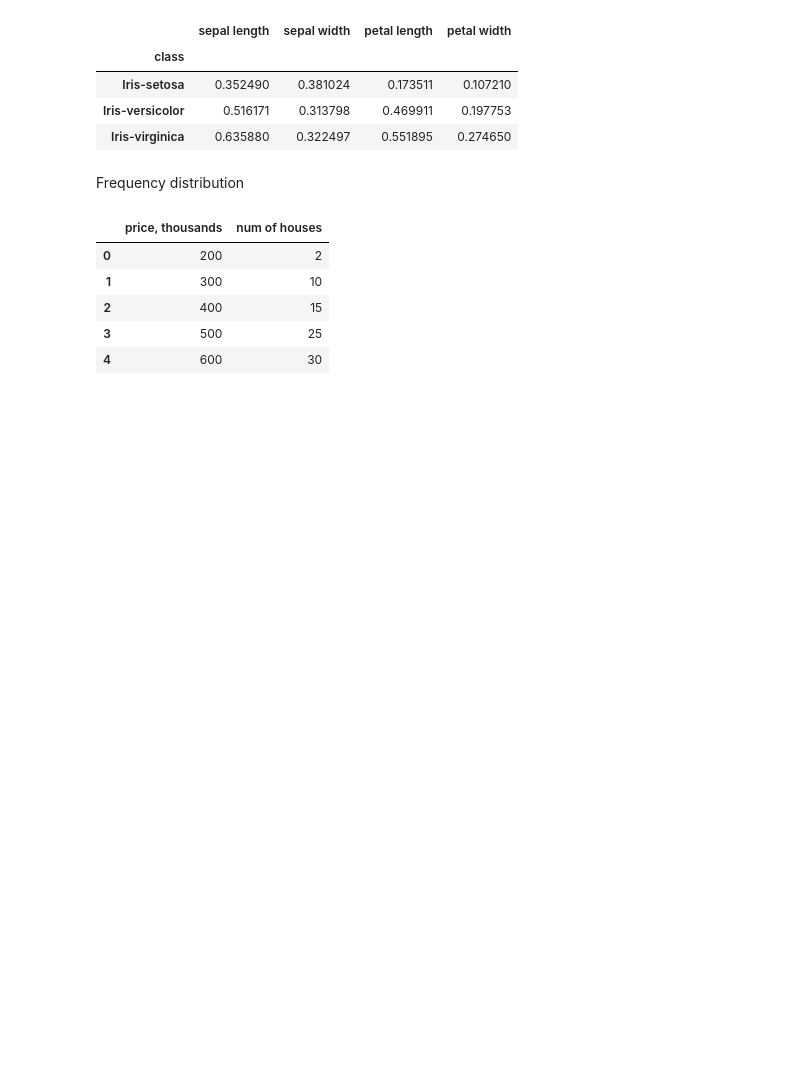
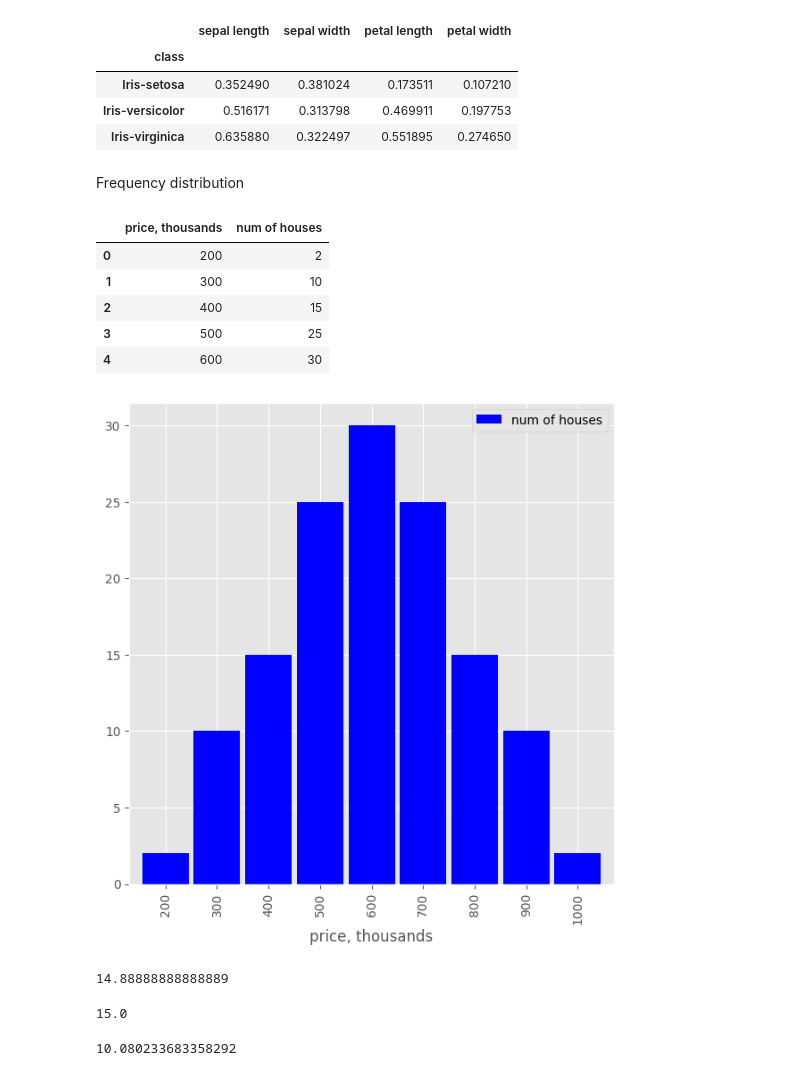
Before and after one commit to IgaMeddie/Descr_stat_-_viz, a Jupyter notebook: learnt 06-01.ipynb, the cells around one changed output. Saved outputs shown, nothing was run; the diff lists cells and outputs as text; code cells hidden in the pictures; blank space fills up the shorter version.

Commit message:
Frequency distribution/histogram. Corrected 'seaborn-whitegrid' to 'ggplot'

```diff
--- a/learnt 06-01.ipynb
+++ b/learnt 06-01.ipynb
@@ -92,3 +92,29 @@ houses.head()
 | 2 | 400 | 15 |
 | 3 | 500 | 25 |
 | 4 | 600 | 30 |
+# %%
+from matplotlib import pyplot as plt
+%matplotlib inline
+# plt.style.use('seaborn-whitegrid')
+plt.style.use('ggplot')
+plt.rcParams["figure.figsize"] = (7,7)
+
+houses.plot(x= 'price, thousands', y='num of houses', kind='bar', color='blue', width=0.9)
+
+plt.show()
+
+# You can see from the plot that the distribution appears to be symmetric and bell-shaped. This is an example of what we call a normal distribution. Half of the data will fall to the left of the mean; half will fall to the right. Mean and median values for normally distributed data should be roughly the same.
+# %% [output]
+[figure, added]
+# %%
+houses['num of houses'].mean()
+# %% [output]
+14.88888888888889
+# %%
+houses['num of houses'].median()
+# %% [output]
+15.0
+# %%
+houses['num of houses'].std()
+# %% [output]
+10.080233683358292
```
Also changed, not shown: 1 other file.
